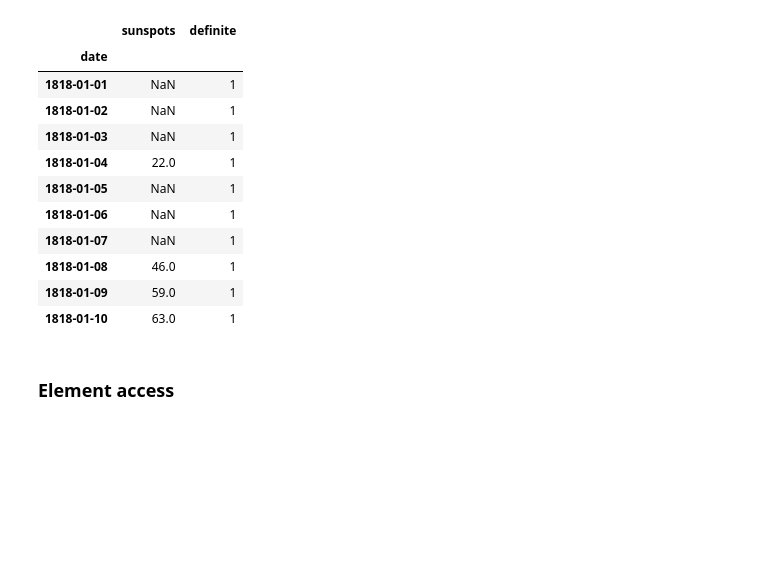
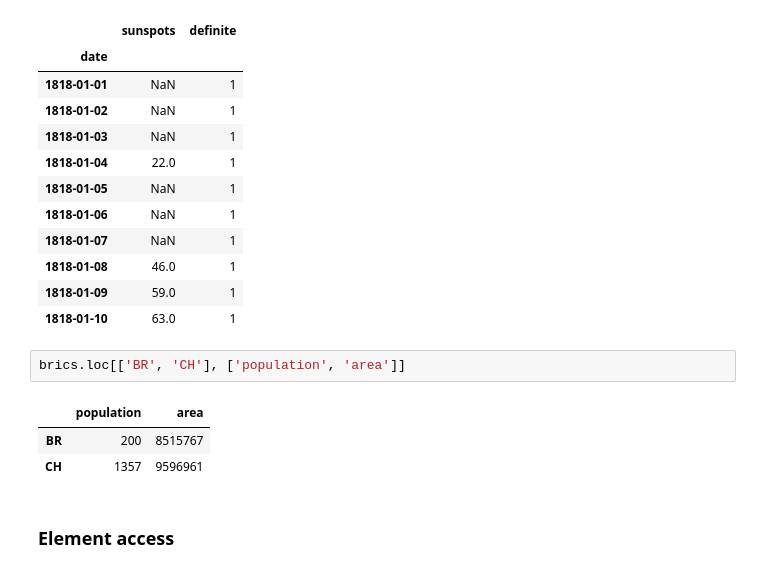
Before and after one commit to lukasz-f/data-camp, a Jupyter notebook: pandas_pd.ipynb, the cells around one changed output. Drawn from its saved outputs; the diff is of its cells as text; blank space fills up the shorter version.

```diff
--- a/pandas_pd.ipynb
+++ b/pandas_pd.ipynb
@@ -317,5 +375,11 @@ silso
 | 1818-01-08 | 46.0 | 1 |
 | 1818-01-09 | 59.0 | 1 |
 | 1818-01-10 | 63.0 | 1 |
+# %%
+brics.loc[['BR', 'CH'], ['population', 'area']]
+# %% [output]
+|  | population | area |
+| BR | 200 | 8515767 |
+| CH | 1357 | 9596961 |
 # %% [markdown]
 ### Element access
```
Also changed, not shown: parts of 17 cells of this notebook, 4 other files.
